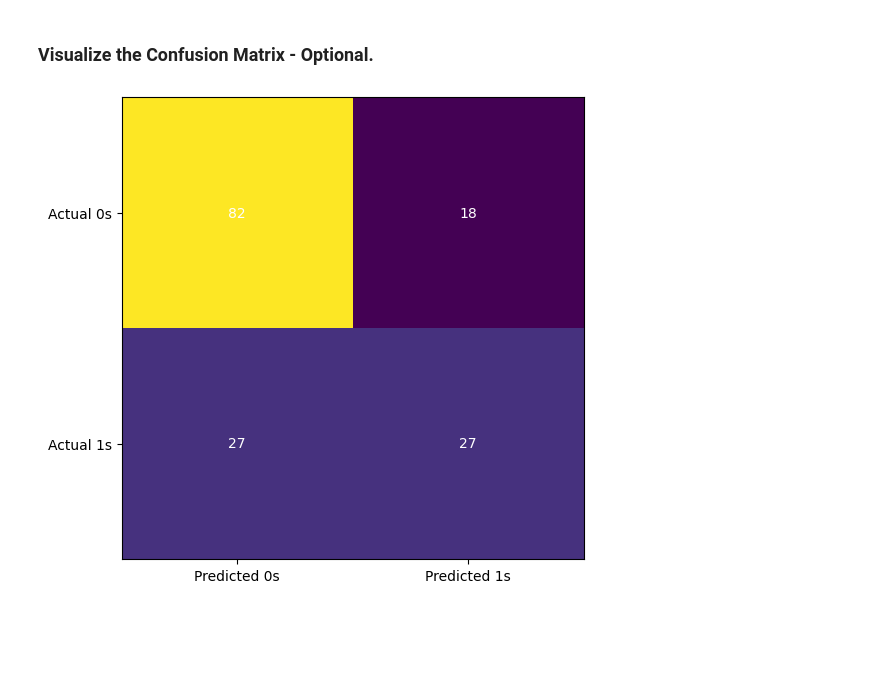
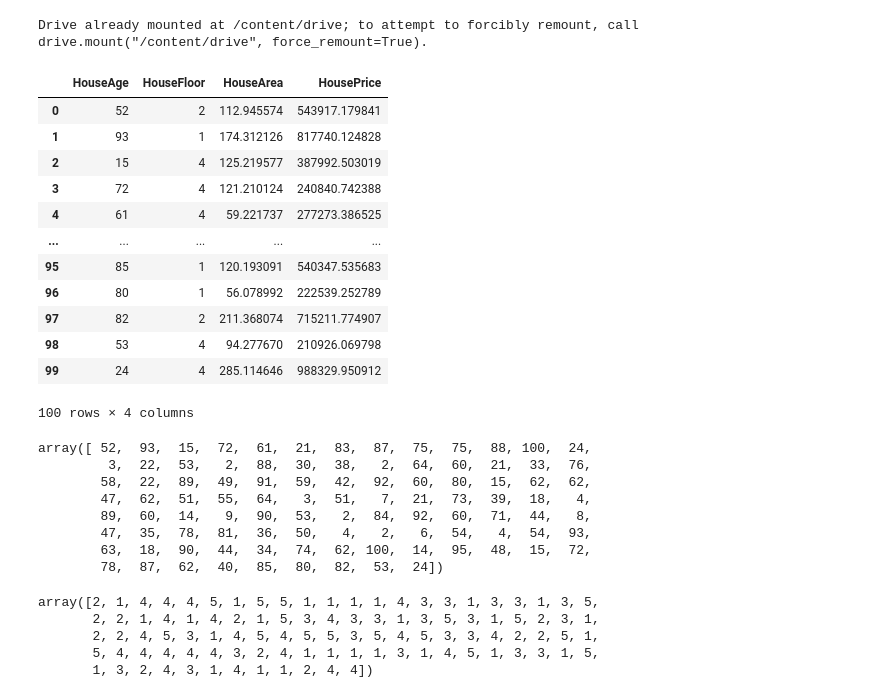
Before and after one commit to SabhyaLimbu/Concepts-and-Technologies-of-AI, a Jupyter notebook: Sabhya_Limbu_2438478_Worksheet6.ipynb, the cells around one changed output. Cells and saved outputs as stored; diff of their text form; code cells hidden in the pictures; blank space fills up the shorter version.

```diff
--- a/Sabhya_Limbu_2438478_Worksheet6.ipynb
+++ b/Sabhya_Limbu_2438478_Worksheet6.ipynb
@@ -782,16 +0,0 @@ F1-Score: 0.55
-# %% [markdown]
-### Visualize the Confusion Matrix - Optional.
-# %%
-# Visualizing Confusion Matrix
-fig, ax = plt.subplots(figsize=(6, 6))
-ax.imshow(confusion_matrix)
-ax.grid(False)
-ax.xaxis.set(ticks=(0, 1), ticklabels=('Predicted 0s', 'Predicted 1s'))
-ax.yaxis.set(ticks=(0, 1), ticklabels=('Actual 0s', 'Actual 1s'))
-ax.set_ylim(1.5, -0.5)
-for i in range(2):
-    for j in range(2):
-        ax.text(j, i, confusion_matrix[i, j], ha='center', va='center', color='white')
-plt.show()
-# %% [output]
-[figure, removed]
@@ -797,0 +4,44 @@ plt.show()
+# %%
+from google.colab import drive
+drive.mount('/content/drive')
+# %% [output]
+Drive already mounted at /content/drive; to attempt to forcibly remount, call drive.mount("/content/drive", force_remount=True).
+# %%
+df = pd.read_csv("/content/drive/MyDrive/Concept and technologies of AI/Houseprice.csv")
+
+df
+# %% [output]
+|  | HouseAge | HouseFloor | HouseArea | HousePrice |
+| 0 | 52 | 2 | 112.945574 | 543917.179841 |
+| 1 | 93 | 1 | 174.312126 | 817740.124828 |
+| 2 | 15 | 4 | 125.219577 | 387992.503019 |
+| 3 | 72 | 4 | 121.210124 | 240840.742388 |
+| 4 | 61 | 4 | 59.221737 | 277273.386525 |
+| ... | ... | ... | ... | ... |
+| 95 | 85 | 1 | 120.193091 | 540347.535683 |
+| 96 | 80 | 1 | 56.078992 | 222539.252789 |
+| 97 | 82 | 2 | 211.368074 | 715211.774907 |
+| 98 | 53 | 4 | 94.277670 | 210926.069798 |
+| 99 | 24 | 4 | 285.114646 | 988329.950912 |
+100 rows × 4 columns
+# %%
+houseage = df['HouseAge'].to_numpy()
+houseage
+# %% [output]
+array([ 52,  93,  15,  72,  61,  21,  83,  87,  75,  75,  88, 100,  24,
+         3,  22,  53,   2,  88,  30,  38,   2,  64,  60,  21,  33,  76,
+        58,  22,  89,  49,  91,  59,  42,  92,  60,  80,  15,  62,  62,
+        47,  62,  51,  55,  64,   3,  51,   7,  21,  73,  39,  18,   4,
+        89,  60,  14,   9,  90,  53,   2,  84,  92,  60,  71,  44,   8,
+        47,  35,  78,  81,  36,  50,   4,   2,   6,  54,   4,  54,  93,
+        63,  18,  90,  44,  34,  74,  62, 100,  14,  95,  48,  15,  72,
+        78,  87,  62,  40,  85,  80,  82,  53,  24])
+# %%
+housefloor = df['HouseFloor'].to_numpy()
+housefloor
+# %% [output]
+array([2, 1, 4, 4, 4, 5, 1, 5, 5, 1, 1, 1, 1, 4, 3, 3, 1, 3, 3, 1, 3, 5,
+       2, 2, 1, 4, 1, 4, 2, 1, 5, 3, 4, 3, 3, 1, 3, 5, 3, 1, 5, 2, 3, 1,
+       2, 2, 4, 5, 3, 1, 4, 5, 4, 5, 5, 3, 5, 4, 5, 3, 3, 4, 2, 2, 5, 1,
+       5, 4, 4, 4, 4, 4, 3, 2, 4, 1, 1, 1, 1, 3, 1, 4, 5, 1, 3, 3, 1, 5,
+       1, 3, 2, 4, 3, 1, 4, 1, 1, 2, 4, 4])
```
Also changed, not shown: parts of 76 cells of this notebook.
